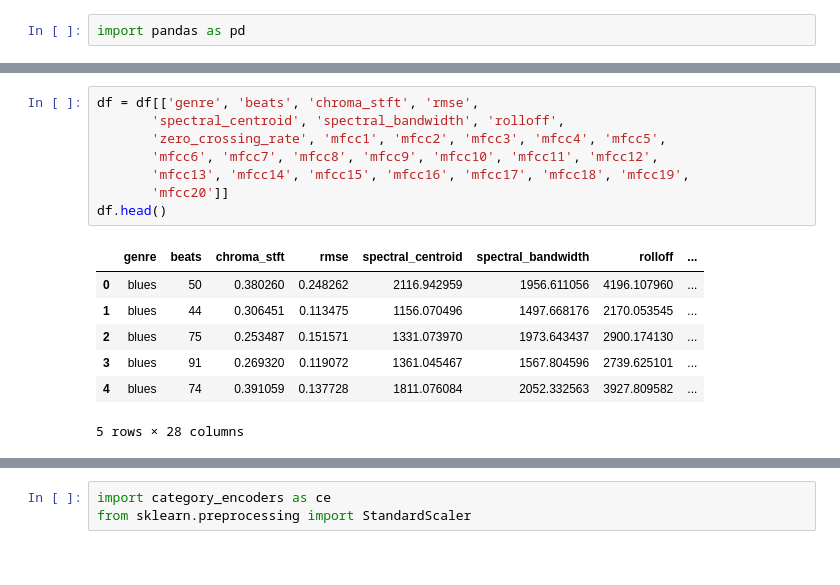
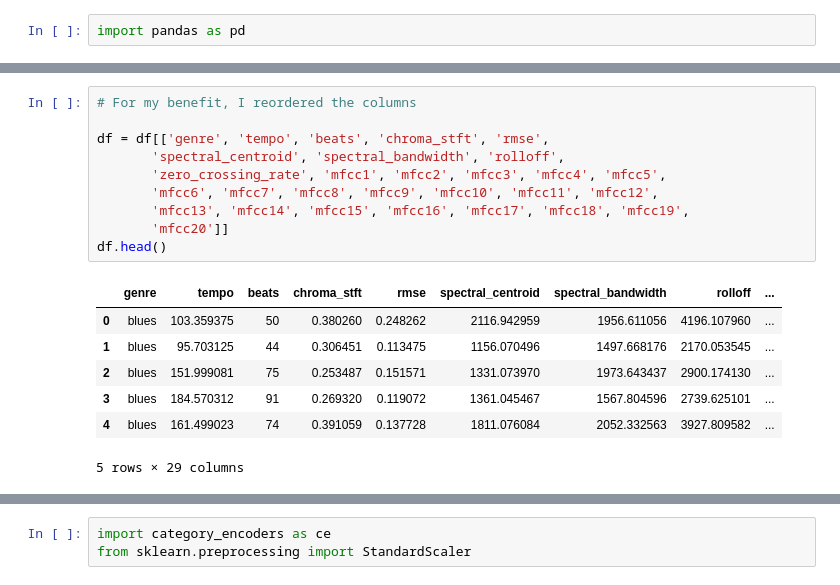
Before and after one commit to JamesBarciz/Unit2_notebook, a Jupyter notebook: Music Feature Prediction Unit 2 Build.ipynb, the cells around one changed output, grey strips where cells are left out. Drawn from its saved outputs; the diff is of its cells as text.

```diff
--- a/Music Feature Prediction Unit 2 Build.ipynb
+++ b/Music Feature Prediction Unit 2 Build.ipynb
@@ -23,17 +35,19 @@ df.insert(1, 'genre', genres)
 # %%
-df = df[['genre', 'beats', 'chroma_stft', 'rmse',
+# For my benefit, I reordered the columns
+
+df = df[['genre', 'tempo', 'beats', 'chroma_stft', 'rmse',
        'spectral_centroid', 'spectral_bandwidth', 'rolloff',
        'zero_crossing_rate', 'mfcc1', 'mfcc2', 'mfcc3', 'mfcc4', 'mfcc5',
        'mfcc6', 'mfcc7', 'mfcc8', 'mfcc9', 'mfcc10', 'mfcc11', 'mfcc12',
        'mfcc13', 'mfcc14', 'mfcc15', 'mfcc16', 'mfcc17', 'mfcc18', 'mfcc19',
        'mfcc20']]
 df.head()
 # %% [output]
-|  | genre | beats | chroma_stft | rmse | spectral_centroid | spectral_bandwidth | rolloff | ... |
-| 0 | blues | 50 | 0.380260 | 0.248262 | 2116.942959 | 1956.611056 | 4196.107960 | ... |
-| 1 | blues | 44 | 0.306451 | 0.113475 | 1156.070496 | 1497.668176 | 2170.053545 | ... |
-| 2 | blues | 75 | 0.253487 | 0.151571 | 1331.073970 | 1973.643437 | 2900.174130 | ... |
-| 3 | blues | 91 | 0.269320 | 0.119072 | 1361.045467 | 1567.804596 | 2739.625101 | ... |
-| 4 | blues | 74 | 0.391059 | 0.137728 | 1811.076084 | 2052.332563 | 3927.809582 | ... |
+|  | genre | tempo | beats | chroma_stft | rmse | spectral_centroid | spectral_bandwidth | rolloff | ... |
+| 0 | blues | 103.359375 | 50 | 0.380260 | 0.248262 | 2116.942959 | 1956.611056 | 4196.107960 | ... |
+| 1 | blues | 95.703125 | 44 | 0.306451 | 0.113475 | 1156.070496 | 1497.668176 | 2170.053545 | ... |
+| 2 | blues | 151.999081 | 75 | 0.253487 | 0.151571 | 1331.073970 | 1973.643437 | 2900.174130 | ... |
+| 3 | blues | 184.570312 | 91 | 0.269320 | 0.119072 | 1361.045467 | 1567.804596 | 2739.625101 | ... |
+| 4 | blues | 161.499023 | 74 | 0.391059 | 0.137728 | 1811.076084 | 2052.332563 | 3927.809582 | ... |
-5 rows × 28 columns
+5 rows × 29 columns
 # %%
```
Also changed, not shown: parts of 46 cells of this notebook.
